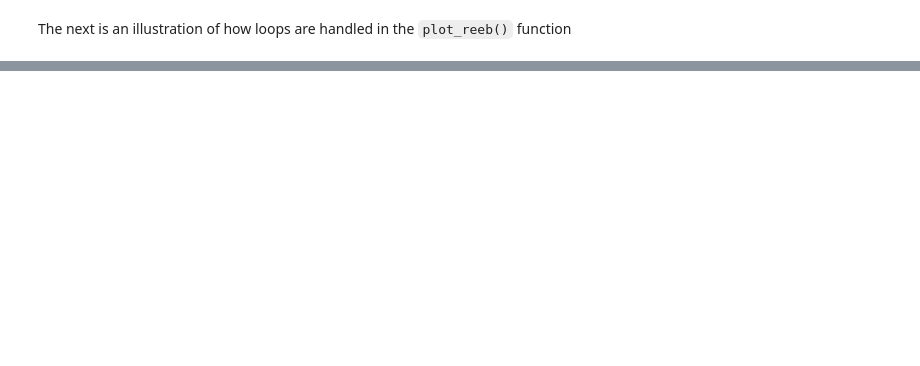
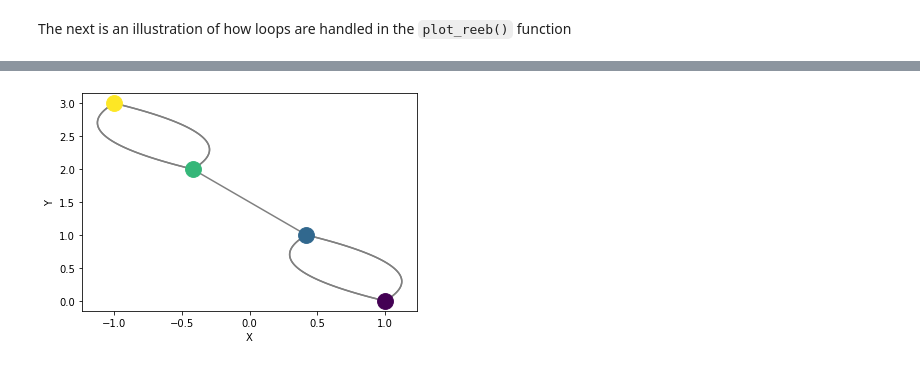
Before and after one commit to MunchLab/ceREEBerus, a Jupyter notebook: notebooks/reeb_plot.ipynb, the cells around one changed output, grey strips where cells are left out. Saved outputs shown, nothing was run; the diff lists cells and outputs as text; code cells hidden in the pictures; blank space fills up the shorter version.

```diff
--- a/notebooks/reeb_plot.ipynb
+++ b/notebooks/reeb_plot.ipynb
@@ -90,0 +96,4 @@ Reeb.plot_reeb(sl)
+# %%
+Reeb.plot_reeb(sl, cp=1)
+# %% [output]
+[figure, added]
```
Also changed, not shown: parts of 7 cells of this notebook, 2 other files.
